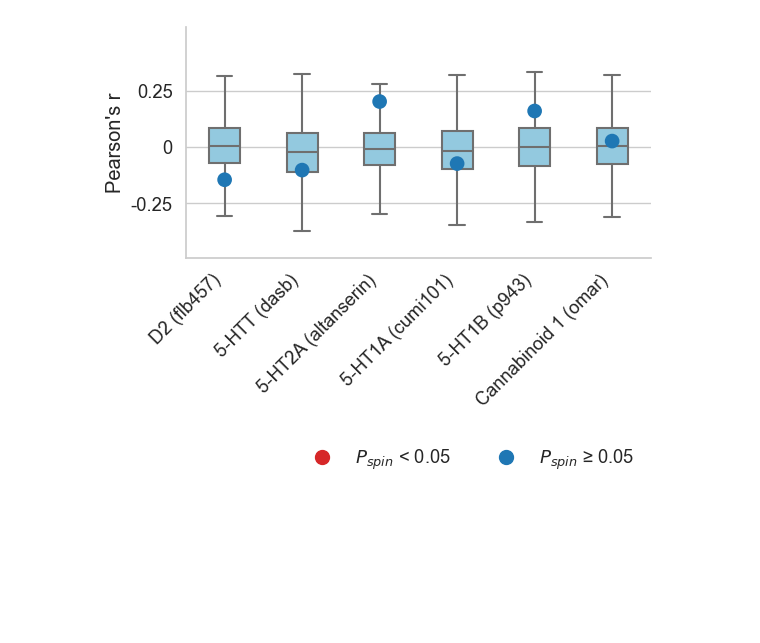
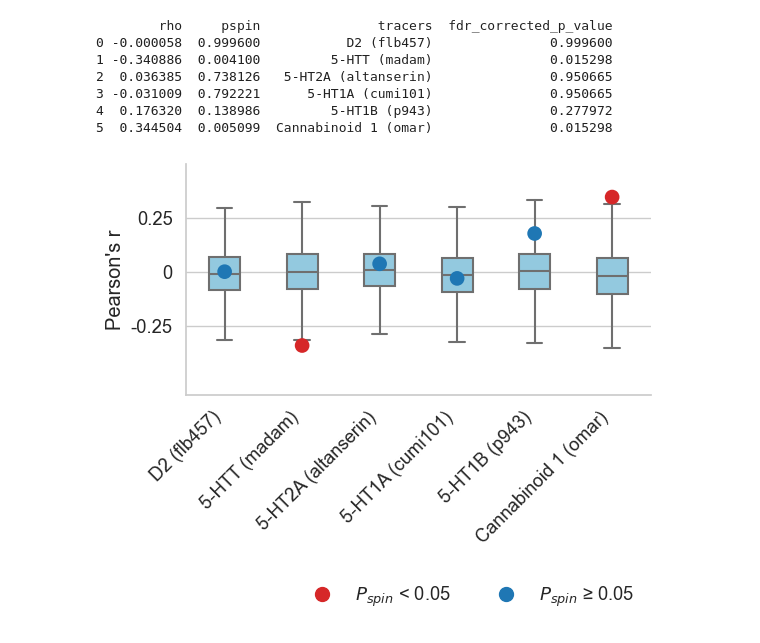
Before and after one commit to ltuominen/AP_brainorganization, a Jupyter notebook: code/Plot_corrs_nulls.ipynb, the cells around one changed output. Cells and saved outputs as stored; diff of their text form; code cells hidden in the pictures; blank space fills up the shorter version.

```diff
--- a/code/Plot_corrs_nulls.ipynb
+++ b/code/Plot_corrs_nulls.ipynb
@@ -18,2 +41,3 @@ nulls_enigma = dict(np.load(path + 'data/nulls_enigma.npz'))
 # %%
 change_x_labels = np.load(path + '/data/rename_xlabels.npy', allow_pickle='TRUE').item()
+change_x_labels['beliveau2017_dasb'] = '5-HTT'
@@ -20,6 +64,6 @@ change_x_labels = np.load(path + '/data/rename_xlabels.npy', allow_pickle='TRUE'
 # %%
 subgroups = {'dopamine': ( 'kaller2017_sch23390','jaworska2020_fallypride'),
-             'serotonin': ('fazio2016_madam', 'savli2012_way100635','beliveau2017_az10419369',
+             'serotonin': ('beliveau2017_dasb', 'savli2012_way100635','beliveau2017_az10419369',
                            'beliveau2017_cimbi36', 'beliveau2017_sb207145', 'radnakrishnan2018_gsk215083'),
             'acetylcholine': ('tuominen_feobv', 'hillmer2016_flubatine', 'naganawa2020_lsn3172176'),
             'function': ('margulies2016_fcgradient01', 'mueller2013_intersubjvar'),
@@ -60,6 +104,10 @@ for i,ax in enumerate(fig.get_axes()):
     #xlabel = [colname[1] for colname in [colname.split('_') for colname in df_nulls.columns]]
     df_corrs.columns = ['rho', 'pspin']
     df_corrs['tracers'] = xlabel
+    _, fdr_corrected_pvalues, _, _ = multipletests(df_corrs['pspin'], alpha=0.05, method='bonferroni')
+    df_corrs['fdr_corrected_p_value'] = fdr_corrected_pvalues
+    print(df_corrs)
+
     color = ((df_corrs['pspin'] > 0.05).astype(int)).tolist()
     color = [(0.839, 0.152, 0.156) if x == 0 else (0.121, 0.466, 0.705) for x in color]
     x = np.arange(df_corrs.shape[0])
@@ -112,5 +185,5 @@ plt.savefig(path + 'figures/Figure3.jpg', bbox_inches="tight", dpi=300)
 # %%
-alternatives = ['sandiego2015_flb457','beliveau2017_dasb','savli2012_altanserin',
+alternatives = ['sandiego2015_flb457','fazio2016_madam','savli2012_altanserin',
                 'beliveau2017_cumi101', 'savli2012_p943','normandin2015_omar']
 
 
@@ -124,8 +197,12 @@ xlabel = []
 for item1, item2 in zip(target_names, tracer_names):
     xlabel.append(item1 + " (" + item2 + ")")
 
+
 df_corrs.columns = ['rho', 'pspin']
 df_corrs['tracers'] = xlabel
+
+print(df_corrs)
+
 color = ((df_corrs['pspin'] > 0.05).astype(int)).tolist()
 color = [(0.839, 0.152, 0.156) if x == 0 else (0.121, 0.466, 0.705) for x in color]
 x = np.arange(df_corrs.shape[0])
@@ -144,32 +221,39 @@ ax2 = sns.pointplot(x=x,
               join = False ,
               scale=1.2,
               ax=ax1);
 
 children1 = ax1.get_children()
 children2 = ax2.get_children()
 
 # Set the zorder of the children of the boxplot to 1
 for child in children1:
     child.set_zorder(10)
 
 # Set the zorder of the children of the pointplot to 2
 for child in children2:
     child.set_zorder(20)
 
 ax1.set_axisbelow(True)
 
 ax1.set(yticks=[-.25, 0, .25], ylabel="Pearson's r")
 ax1.set_yticklabels(['-0.25', '0', '0.25'])
 ax1.set_xticklabels(xlabel, rotation=45, ha="right")
 
 
 blue_circle = mlines.Line2D([], [], color=(0.839, 0.152, 0.156), marker='o', linestyle='None',
                           markersize=10, label='$P_{spin}$ < 0.05')
 red_circle = mlines.Line2D([], [], color=(0.121, 0.466, 0.705), marker='o', linestyle='None',
                           markersize=10, label='$P_{spin}$ ≥ 0.05' )
 plt.legend(handles=[blue_circle, red_circle], frameon=False, bbox_to_anchor=(1, -0.75), ncol=2)
 
 plt.savefig(path + 'figures/Supp_Fig2.jpg', bbox_inches="tight", dpi=300)
 # %% [output]
+        rho     pspin               tracers  fdr_corrected_p_value
+0 -0.000058  0.999600           D2 (flb457)               0.999600
+1 -0.340886  0.004100         5-HTT (madam)               0.015298
+2  0.036385  0.738126   5-HT2A (altanserin)               0.950665
+3 -0.031009  0.792221      5-HT1A (cumi101)               0.950665
+4  0.176320  0.138986         5-HT1B (p943)               0.277972
+5  0.344504  0.005099  Cannabinoid 1 (omar)               0.015298
-[figure, old version]
+[figure, new version]
 # %%
```
Also changed, not shown: parts of 7 cells of this notebook, 27 other files.
